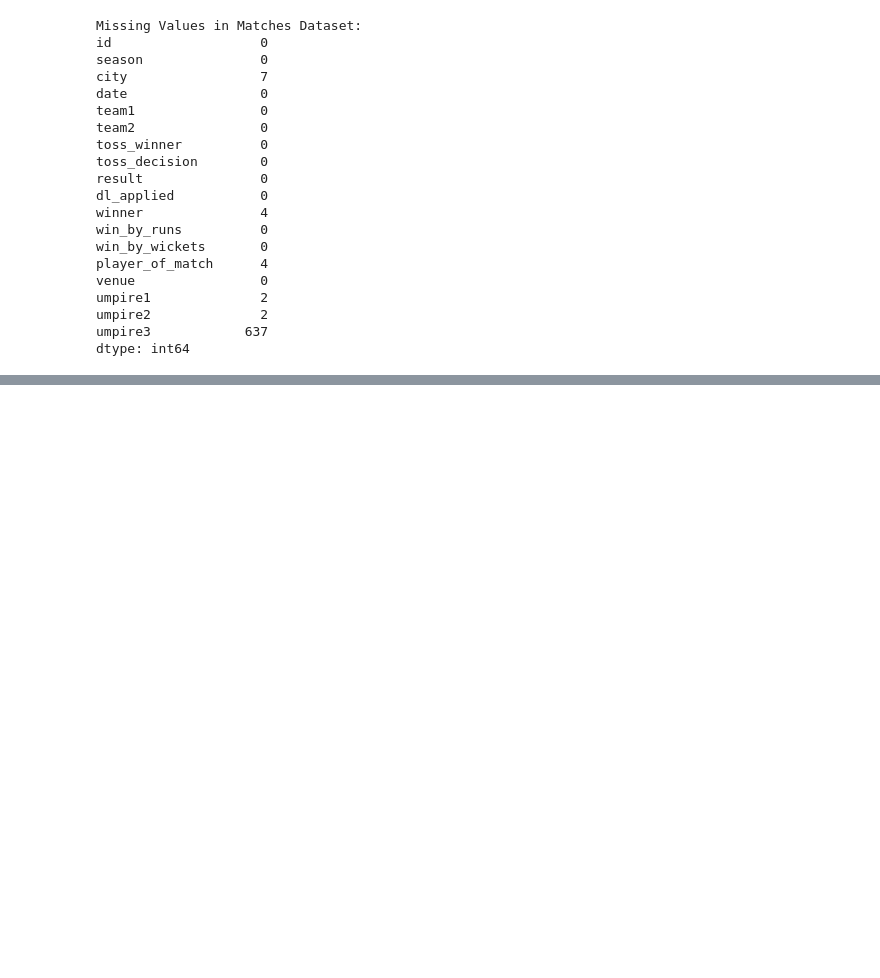
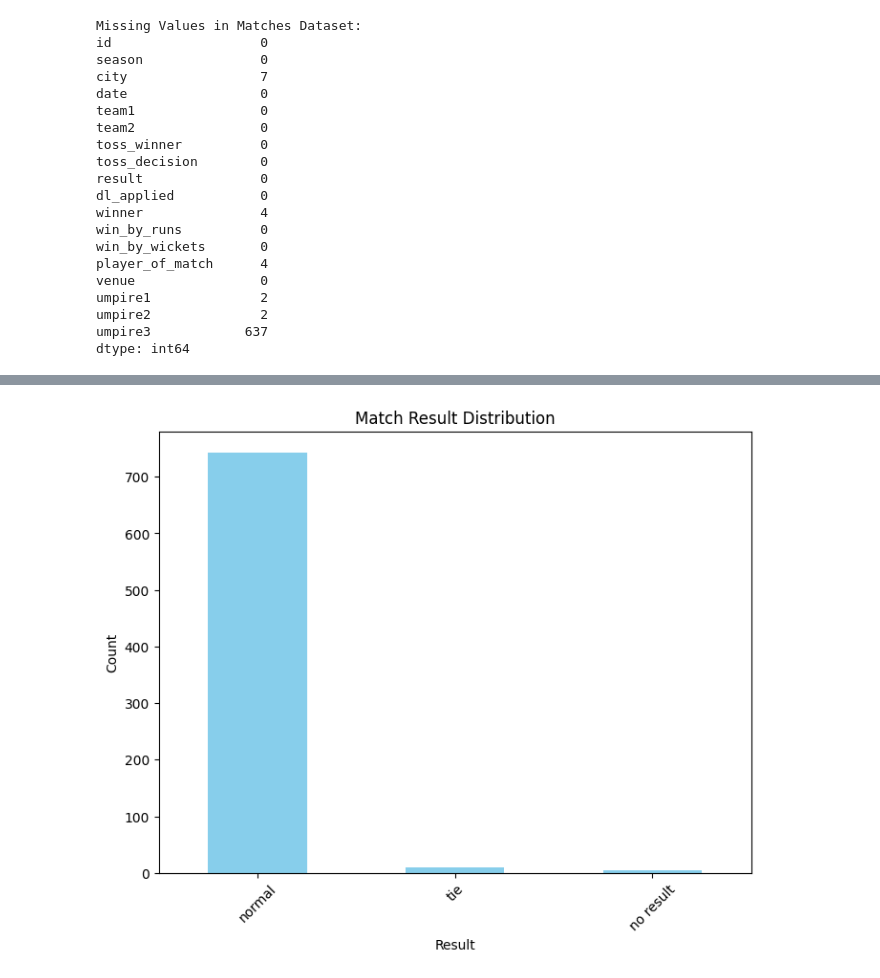
Before and after one commit to zalakkkkk05/CricketMatchPrediction, a Jupyter notebook: notebook/1_EDA.ipynb, the cells around one changed output, grey strips where cells are left out. Drawn from its saved outputs; the diff is of its cells as text; code cells hidden in the pictures; blank space fills up the shorter version.

```diff
--- a/notebook/1_EDA.ipynb
+++ b/notebook/1_EDA.ipynb
@@ -87,0 +91,17 @@ deliveries_df.fillna({
+# %%
+# Fill 'city' based on 'venue' mode (smart fill)
+venue_city_map = matches_df.groupby('venue')['city'].agg(lambda x: x.mode().iloc[0] if not x.mode().empty else np.nan)
+matches_df['city'] = matches_df.apply(
+    lambda row: venue_city_map[row['venue']] if pd.isnull(row['city']) else row['city'], axis=1
+)
+
+matches_df['city'] = matches_df['city'].fillna(matches_df['city'].mode()[0])
+matches_df['winner'] = matches_df['winner'].fillna('No Result')
+matches_df['player_of_match'] = matches_df['player_of_match'].fillna('No Award')
+matches_df['umpire1'] = matches_df['umpire1'].fillna('Unavailable')
+matches_df['umpire2'] = matches_df['umpire2'].fillna('Unavailable')
+matches_df['umpire3'] = matches_df['umpire3'].fillna('Unavailable')
+
+
+# Final check
+print("\n✅ Missing Values in Matches Dataset (After Filling):\n", matches_df.isnull().sum())
@@ -87,0 +230,11 @@ deliveries_df.fillna({
+# %%
+# Match results distribution
+plt.figure(figsize=(8, 6))
+matches_df['result'].value_counts().plot(kind='bar', color='skyblue')
+plt.title('Match Result Distribution')
+plt.xlabel('Result')
+plt.ylabel('Count')
+plt.xticks(rotation=45)
+plt.show()
+# %% [output]
+[figure, added]
```
Also changed, not shown: parts of 16 cells of this notebook, 1 other file.
